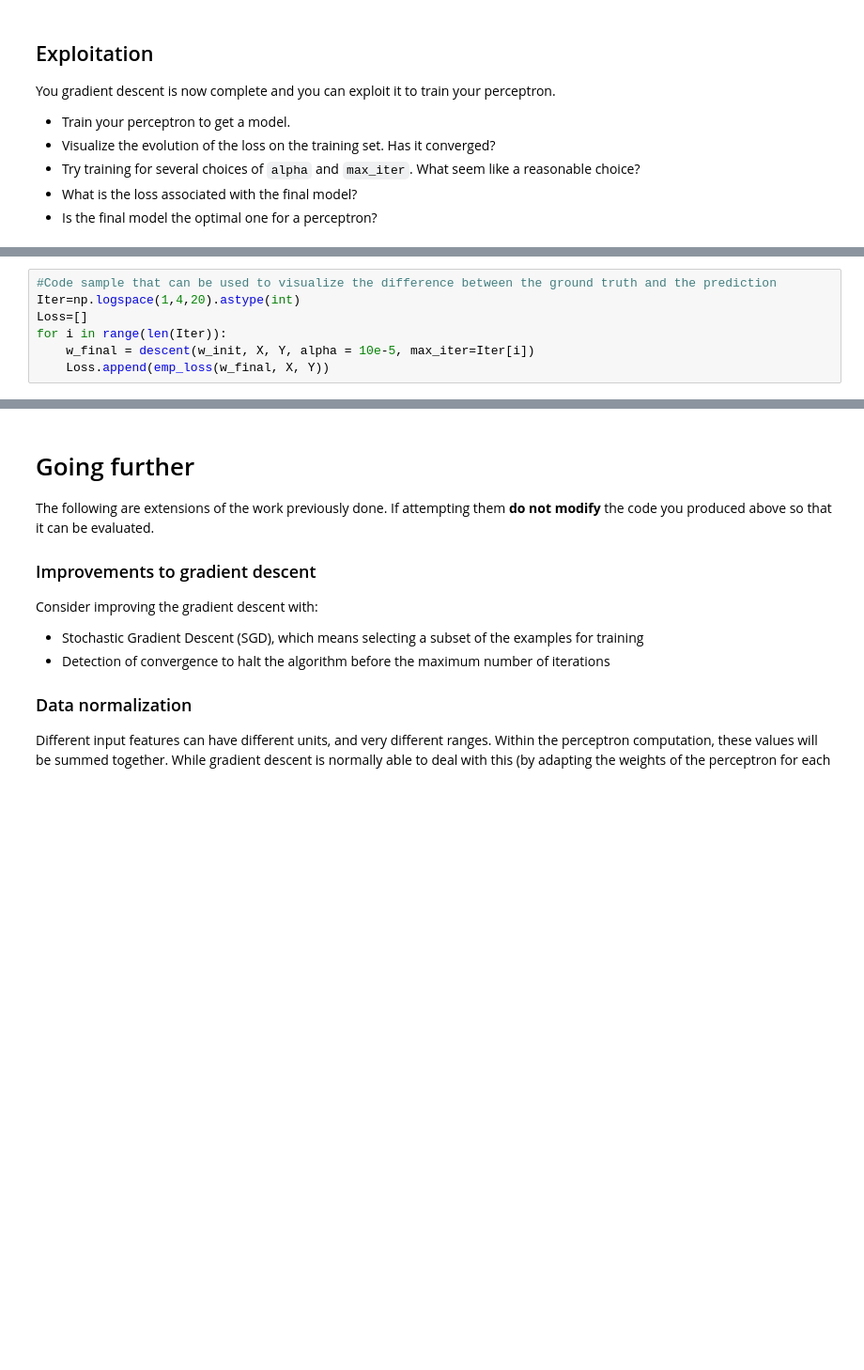
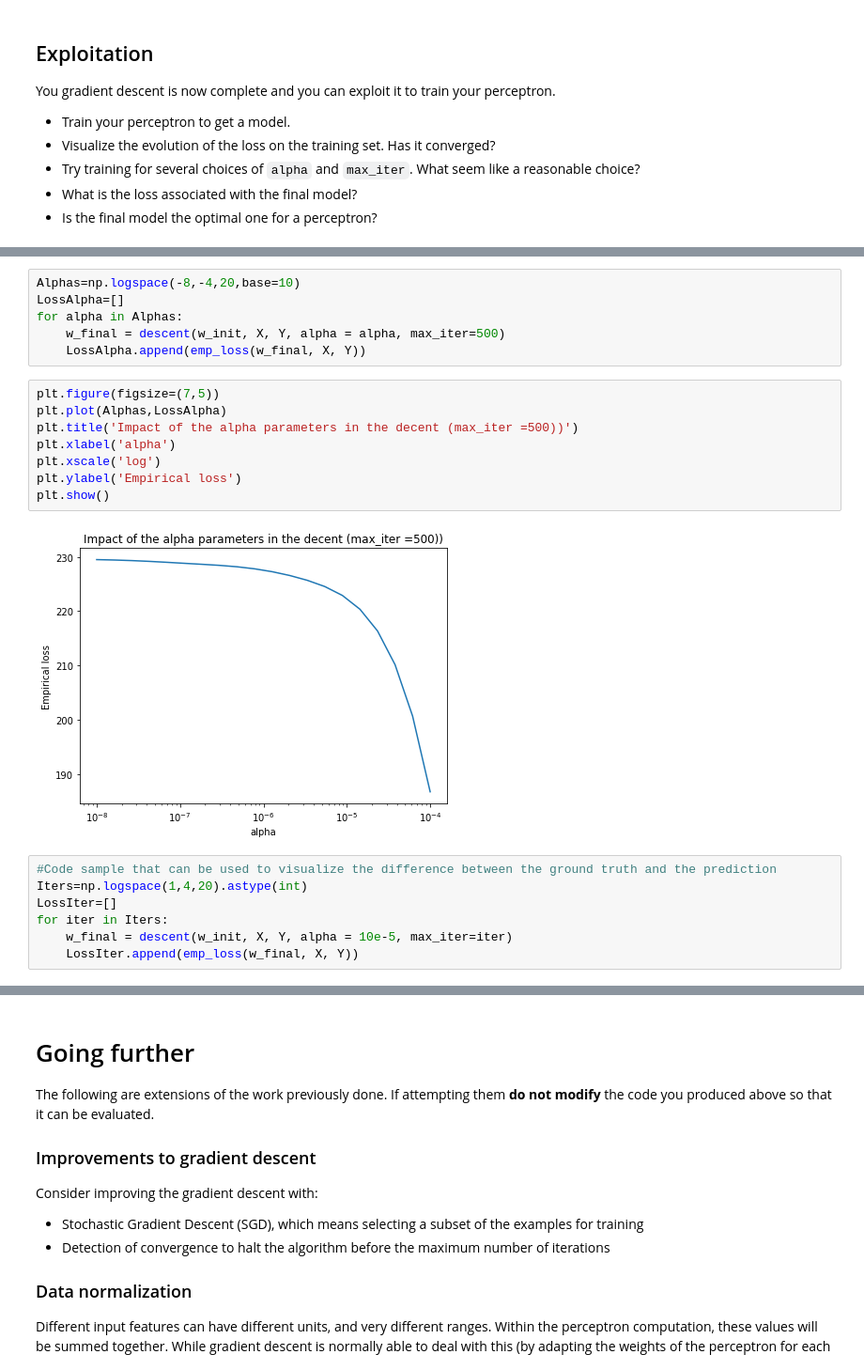
Before and after one commit to Vatosoa285/TP_ML, a Jupyter notebook: lab_2/perceptron.ipynb, the cells around one changed output, grey strips where cells are left out. Shown at 94% size. Saved outputs shown, nothing was run; the diff lists cells and outputs as text; blank space fills up the shorter version.

```diff
--- a/lab_2/perceptron.ipynb
+++ b/lab_2/perceptron.ipynb
@@ -205,9 +205,25 @@ final loss : 217.8444892130158
+# %%
+Alphas=np.logspace(-8,-4,20,base=10)
+LossAlpha=[]
+for alpha in Alphas:
+    w_final = descent(w_init, X, Y, alpha = alpha, max_iter=500)
+    LossAlpha.append(emp_loss(w_final, X, Y))
+# %%
+plt.figure(figsize=(7,5))
+plt.plot(Alphas,LossAlpha)
+plt.title('Impact of the alpha parameters in the decent (max_iter =500))')
+plt.xlabel('alpha')
+plt.xscale('log')
+plt.ylabel('Empirical loss')
+plt.show()
+# %% [output]
+[figure, added]
 # %%
 #Code sample that can be used to visualize the difference between the ground truth and the prediction
-Iter=np.logspace(1,4,20).astype(int)
-Loss=[]
-for i in range(len(Iter)):
-    w_final = descent(w_init, X, Y, alpha = 10e-5, max_iter=Iter[i])
-    Loss.append(emp_loss(w_final, X, Y))
+Iters=np.logspace(1,4,20).astype(int)
+LossIter=[]
+for iter in Iters:
+    w_final = descent(w_init, X, Y, alpha = 10e-5, max_iter=iter)
+    LossIter.append(emp_loss(w_final, X, Y))
 # %%
 plt.figure(figsize=(7,5))
```
Also changed, not shown: parts of 9 cells of this notebook, 1 other file.
